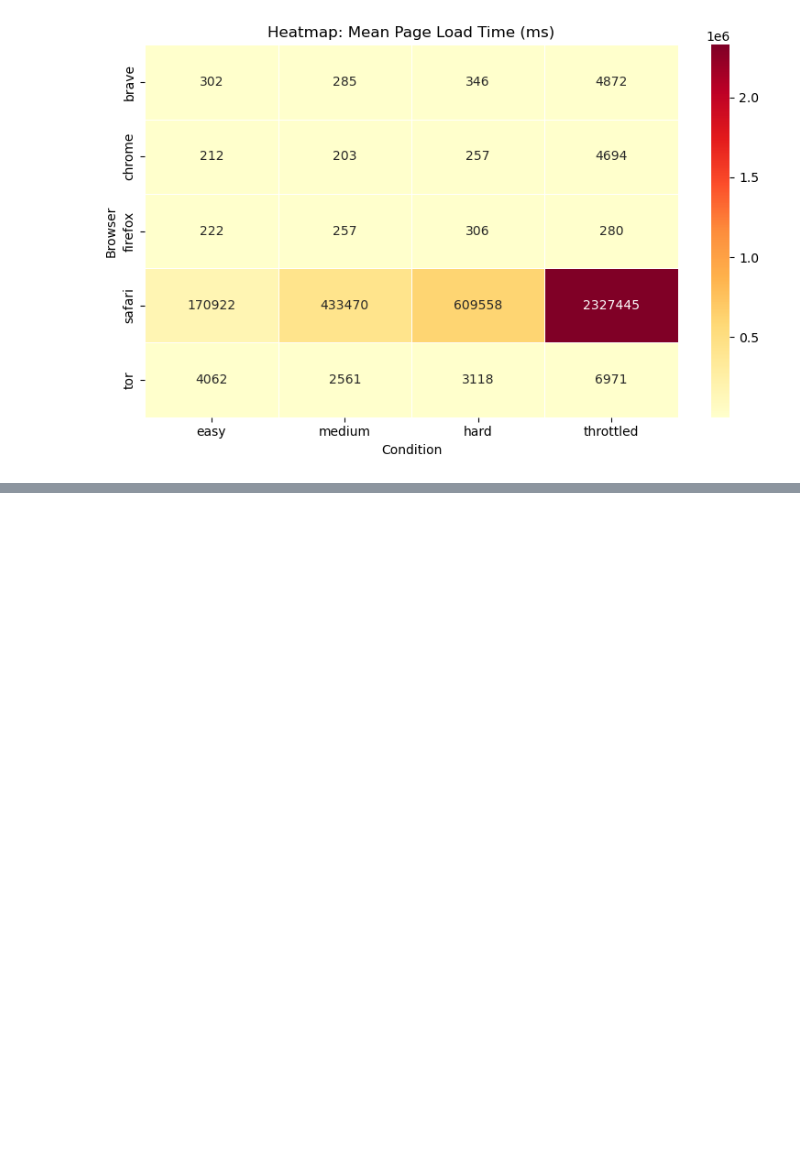
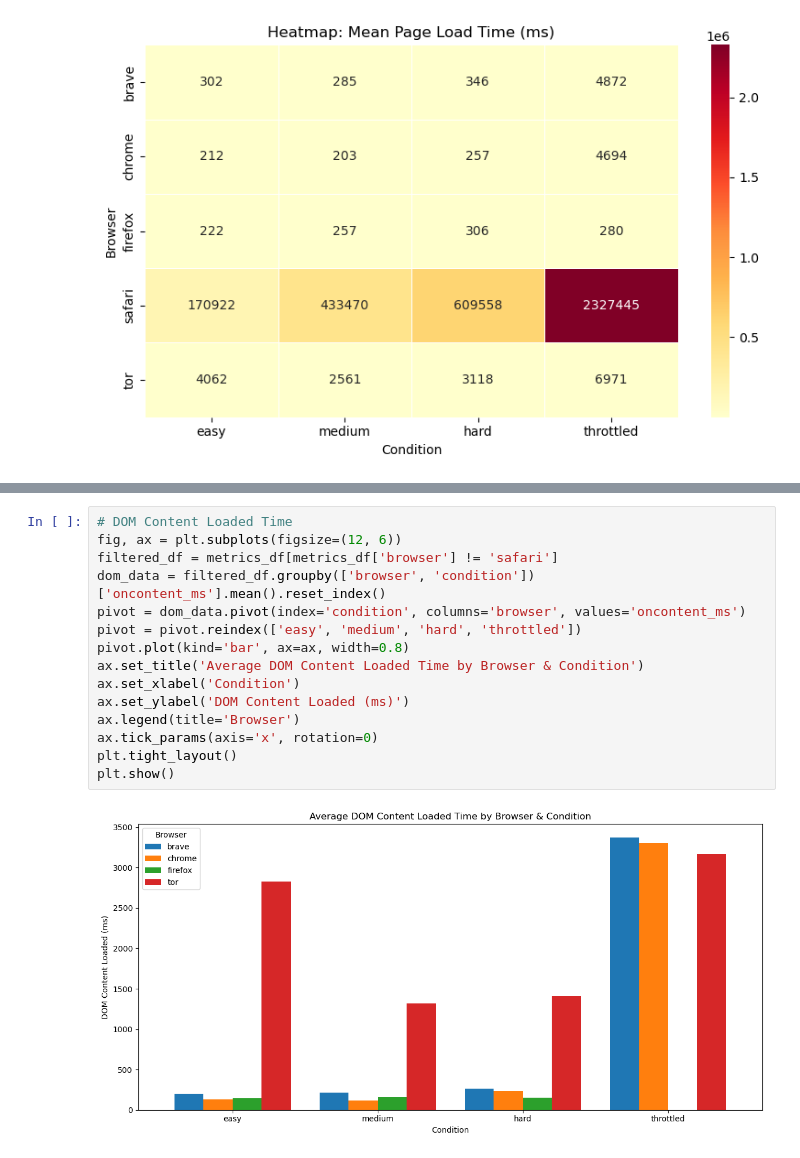
Before and after one commit to TrevorOYS/CS204-BrowserNetworkAnalysis, a Jupyter notebook: analysis.ipynb, the cells around one changed output, grey strips where cells are left out. Saved outputs shown, nothing was run; the diff lists cells and outputs as text; blank space fills up the shorter version.

```diff
--- a/analysis.ipynb
+++ b/analysis.ipynb
@@ -140,0 +155,17 @@ plt.show()
+# %%
+# DOM Content Loaded Time
+fig, ax = plt.subplots(figsize=(12, 6))
+filtered_df = metrics_df[metrics_df['browser'] != 'safari']
+dom_data = filtered_df.groupby(['browser', 'condition'])['oncontent_ms'].mean().reset_index()
+pivot = dom_data.pivot(index='condition', columns='browser', values='oncontent_ms')
+pivot = pivot.reindex(['easy', 'medium', 'hard', 'throttled'])
+pivot.plot(kind='bar', ax=ax, width=0.8)
+ax.set_title('Average DOM Content Loaded Time by Browser & Condition')
+ax.set_xlabel('Condition')
+ax.set_ylabel('DOM Content Loaded (ms)')
+ax.legend(title='Browser')
+ax.tick_params(axis='x', rotation=0)
+plt.tight_layout()
+plt.show()
+# %% [output]
+[figure, added]
```
Also changed, not shown: parts of 14 cells of this notebook, 3 other files.
